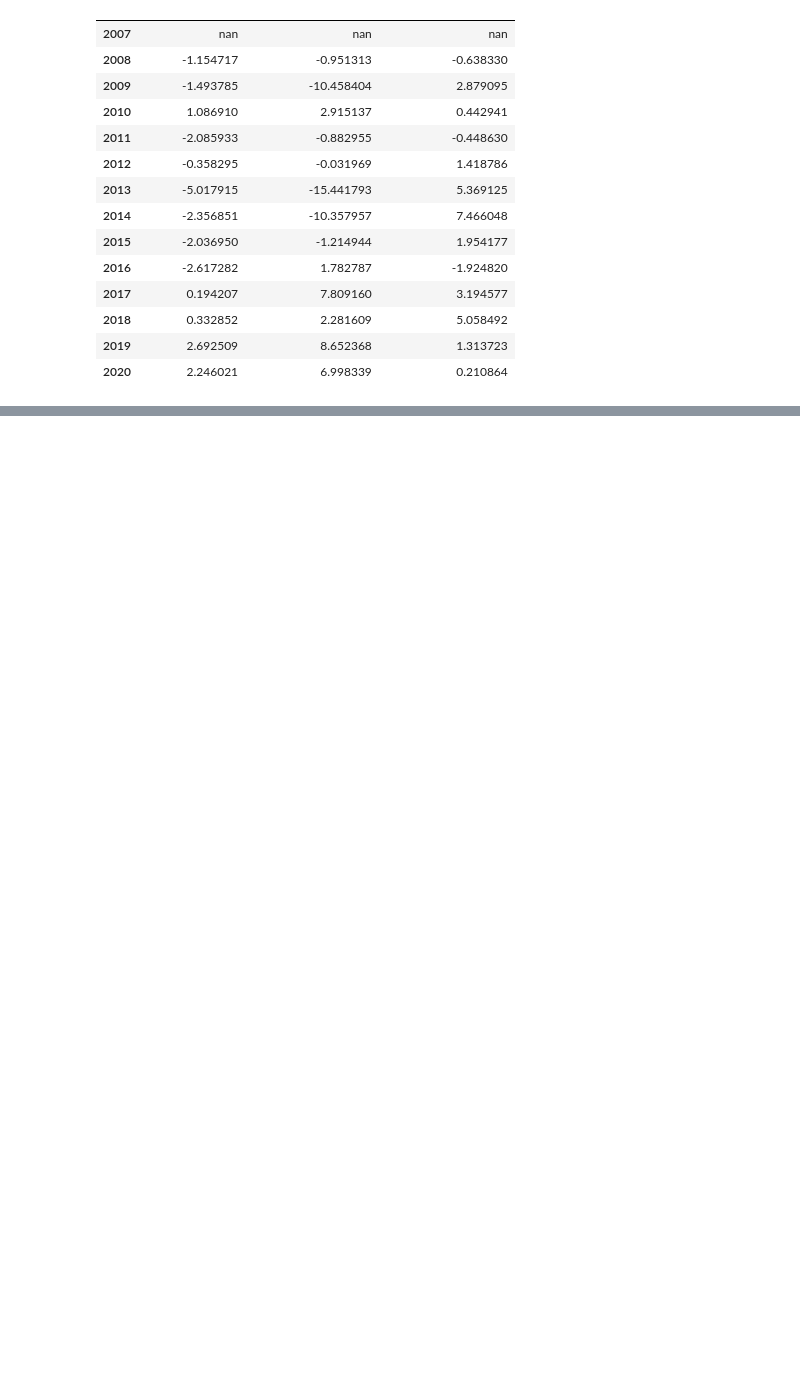
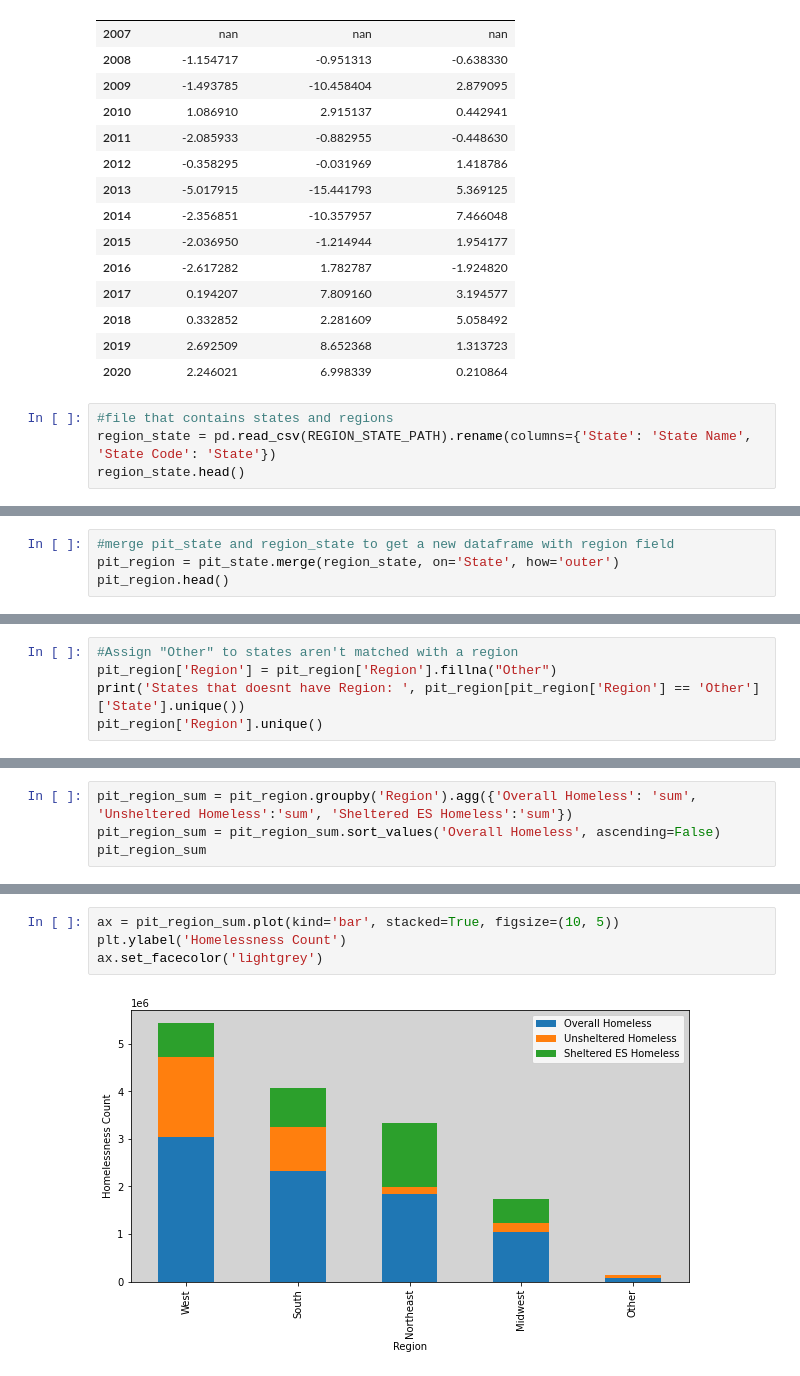
Before and after one commit to Jenniarlet/homeless_project, a Jupyter notebook: notebooks/eda_v2.ipynb, the cells around one changed output, grey strips where cells are left out. Saved outputs shown, nothing was run; the diff lists cells and outputs as text; blank space fills up the shorter version.

```diff
--- a/notebooks/eda_v2.ipynb
+++ b/notebooks/eda_v2.ipynb
@@ -372,3 +382,7 @@ pct_change.style.background_gradient(axis=0, cmap='YlOrRd')
 | 2018 | 0.332852 | 2.281609 | 5.058492 |
 | 2019 | 2.692509 | 8.652368 | 1.313723 |
 | 2020 | 2.246021 | 6.998339 | 0.210864 |
+# %%
+#file that contains states and regions
+region_state = pd.read_csv(REGION_STATE_PATH).rename(columns={'State': 'State Name', 'State Code': 'State'})
+region_state.head()
@@ -374,0 +396,4 @@ pct_change.style.background_gradient(axis=0, cmap='YlOrRd')
+# %%
+#merge pit_state and region_state to get a new dataframe with region field
+pit_region = pit_state.merge(region_state, on='State', how='outer')
+pit_region.head()
@@ -374,0 +407,5 @@ pct_change.style.background_gradient(axis=0, cmap='YlOrRd')
+# %%
+#Assign "Other" to states aren't matched with a region
+pit_region['Region'] = pit_region['Region'].fillna("Other")
+print('States that doesnt have Region: ', pit_region[pit_region['Region'] == 'Other']['State'].unique())
+pit_region['Region'].unique()
@@ -374,0 +415,4 @@ pct_change.style.background_gradient(axis=0, cmap='YlOrRd')
+# %%
+pit_region_sum = pit_region.groupby('Region').agg({'Overall Homeless': 'sum', 'Unsheltered Homeless':'sum', 'Sheltered ES Homeless':'sum'})
+pit_region_sum = pit_region_sum.sort_values('Overall Homeless', ascending=False)
+pit_region_sum
@@ -374,0 +427,6 @@ pct_change.style.background_gradient(axis=0, cmap='YlOrRd')
+# %%
+ax = pit_region_sum.plot(kind='bar', stacked=True, figsize=(10, 5))
+plt.ylabel('Homelessness Count')
+ax.set_facecolor('lightgrey')
+# %% [output]
+[figure, added]
```
Also changed, not shown: parts of 11 cells of this notebook.
